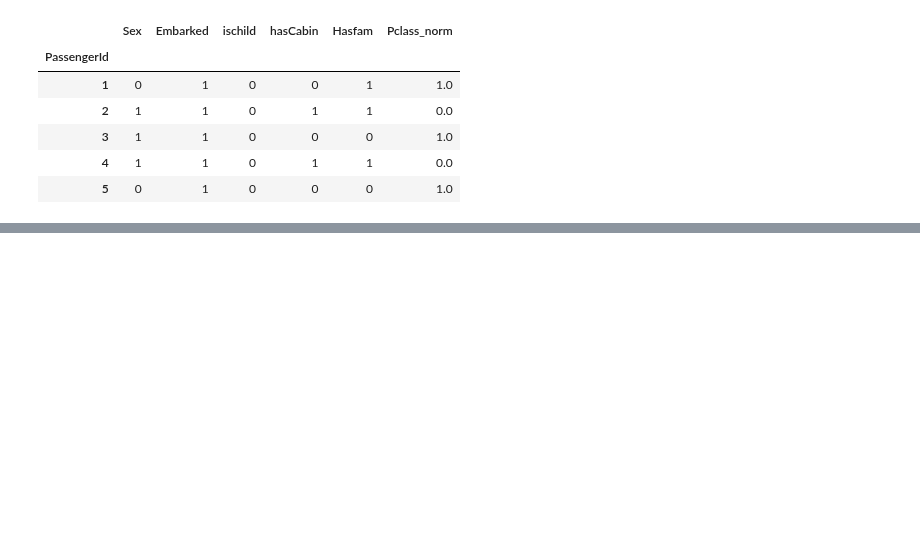
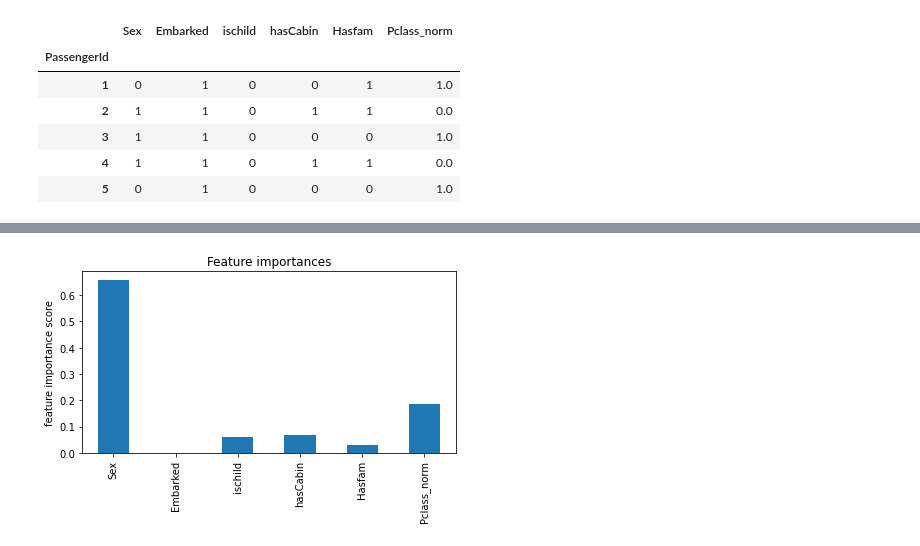
Before and after one commit to brunobou/projet_personnel, a Jupyter notebook: kaggle_titanic/étude des modèles.ipynb, the cells around one changed output, grey strips where cells are left out. Cells and saved outputs as stored; diff of their text form; code cells hidden in the pictures; blank space fills up the shorter version.

Commit message:
Update étude des modèles.ipynb
ajout classifieur random tree

```diff
--- a/kaggle_titanic/étude des modèles.ipynb
+++ b/kaggle_titanic/étude des modèles.ipynb
@@ -177,0 +187,2 @@ fig.tight_layout()
+# %%
+gridcv_r.fit(X_train,y_train)
@@ -177,0 +201,4 @@ fig.tight_layout()
+# %%
+rtree2 = DecisionTreeClassifier(criterion="gini",class_weight=None,max_features="sqrt")
+# %%
+rtree2.fit(X_train,y_train)
@@ -177,0 +227,13 @@ fig.tight_layout()
+# %%
+importance_r = rtree2.feature_importances_
+# %%
+feature_names = list(X.columns.values)
+forest_importances_rand = pd.Series(importance_r, index=feature_names)
+
+fig, ax = plt.subplots()
+forest_importances_rand.plot.bar(ax=ax)
+ax.set_title("Feature importances")
+ax.set_ylabel("feature importance score")
+fig.tight_layout()
+# %% [output]
+[figure, added]
```
Also changed, not shown: parts of 17 cells of this notebook.
